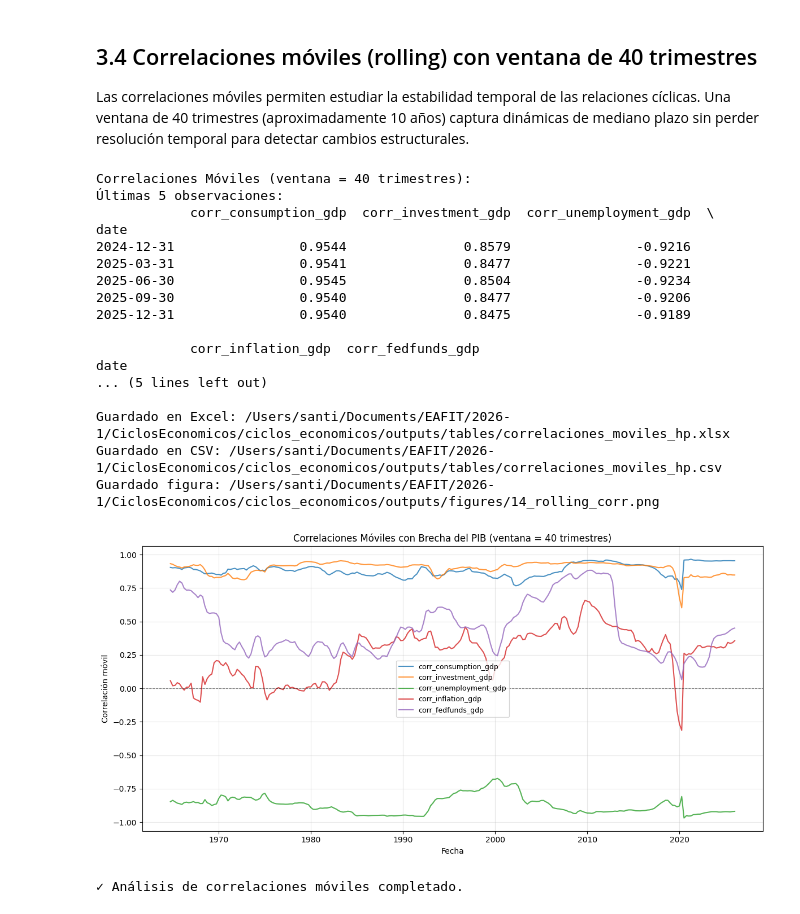
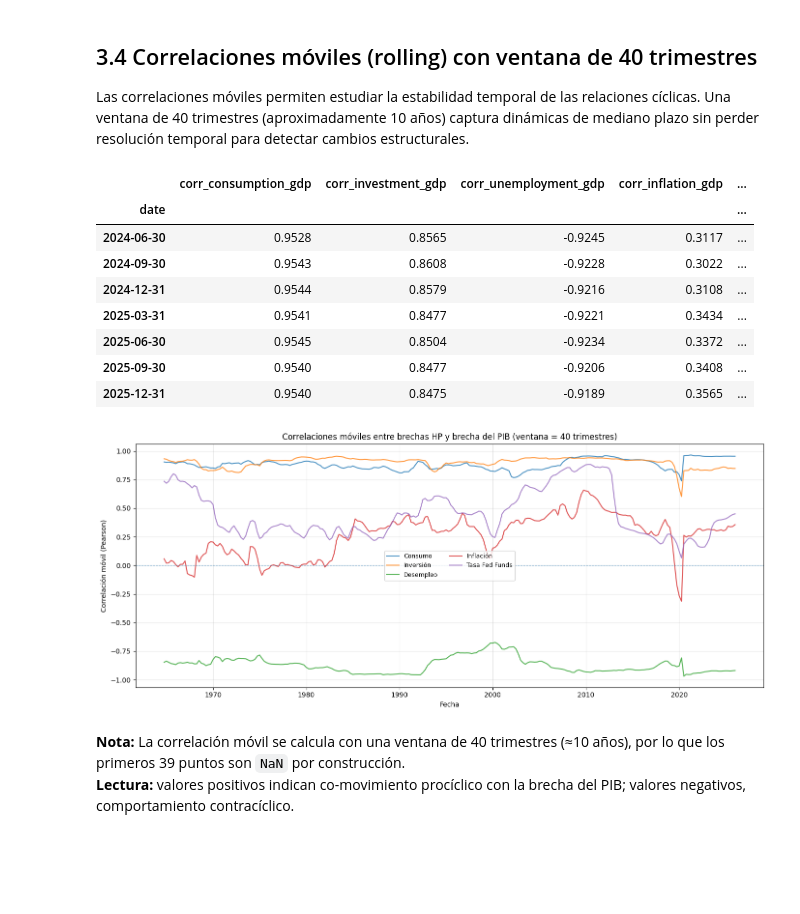
Before and after one commit to Tupxz/ciclos_economicos, a Jupyter notebook: notebooks/Taller_1.ipynb, the cells around one changed output. Saved outputs shown, nothing was run; the diff lists cells and outputs as text; code cells hidden in the pictures; blank space fills up the shorter version.

```diff
--- a/notebooks/Taller_1.ipynb
+++ b/notebooks/Taller_1.ipynb
@@ -765,68 +740,70 @@ Las correlaciones móviles permiten estudiar la estabilidad temporal de las rela
 # %%
 from src.cycle_stats import rolling_corr_table
 import matplotlib.pyplot as plt
+import pandas as pd
+from IPython.display import display
 
 # Definir ventana móvil
 window = 40
 
 # Calcular correlaciones móviles
 roll_df = rolling_corr_table(gaps_df, window=window, gdp_col="GDP")
 
-# Mostrar últimas 5 filas
-print(f"Correlaciones Móviles (ventana = {window} trimestres):")
-print("Últimas 5 observaciones:")
-print(roll_df.tail(5).round(4))
+# Mostrar tabla (en notebook) — compacta y legible
+display(roll_df.tail(7).round(4))
 
 # Guardar a Excel
-xlsx_path = OUT_TAB / 'correlaciones_moviles_hp.xlsx'
-roll_df.to_excel(xlsx_path, sheet_name='correlaciones_moviles')
-print(f"\nGuardado en Excel: {xlsx_path}")
+xlsx_path = OUT_TAB / "correlaciones_moviles_hp.xlsx"
+roll_df.to_excel(xlsx_path, sheet_name="correlaciones_moviles")
 
 # Guardar a CSV (opcional)
-csv_path = OUT_TAB / 'correlaciones_moviles_hp.csv'
+csv_path = OUT_TAB / "correlaciones_moviles_hp.csv"
 roll_df.to_csv(csv_path)
-print(f"Guardado en CSV: {csv_path}")
+
+# Mapeo de nombres legibles para la leyenda (en español si tu documento está en español)
+label_mapping = {
+    "corr_consumption_gdp": "Consumo",
+    "corr_investment_gdp": "Inversión",
+    "corr_unemployment_gdp": "Desempleo",
+    "corr_inflation_gdp": "Inflación",
+    "corr_fedfunds_gdp": "Tasa Fed Funds",
+}
 
 # Crear figura con todas las columnas de roll_df
-fig, ax = plt.subplots(figsize=(12, 6))
+fig, ax = plt.subplots(figsize=(14, 6))
+
 for col in roll_df.columns:
-    ax.plot(roll_df.index, roll_df[col], label=col, linewidth=1.5, alpha=0.8)
+    label = label_mapping.get(col, col)
+    ax.plot(roll_df.index, roll_df[col], label=label, linewidth=1.5, alpha=0.8)
 
-ax.set_xlabel('Fecha')
-ax.set_ylabel('Correlación móvil')
-ax.set_title(f'Correlaciones Móviles con Brecha del PIB (ventana = {window} trimestres)')
-ax.legend(loc='best', fontsize=9)
+ax.set_xlabel("Fecha")
+ax.set_ylabel("Correlación móvil (Pearson)")
+ax.set_title(f"Correlaciones móviles entre brechas HP y brecha del PIB (ventana = {window} trimestres)")
 ax.grid(True, alpha=0.3)
-ax.axhline(y=0, color='black', linestyle='--', linewidth=0.8, alpha=0.5)
+ax.axhline(y=0, linestyle="--", linewidth=0.8, alpha=0.6)
+
+ax.legend(ncol=2, fontsize=9, frameon=True)
 fig.tight_layout()
 
 # Guardar figura
-fig_path = OUT_FIG / '14_rolling_corr.png'
+fig_path = OUT_FIG / "14_rolling_corr.png"
 fig.savefig(fig_path, dpi=150)
-print(f"Guardado figura: {fig_path}")
 plt.show()
-
-print("\n✓ Análisis de correlaciones móviles completado.")
+plt.close(fig)
 # %% [output]
-Correlaciones Móviles (ventana = 40 trimestres):
-Últimas 5 observaciones:
-            corr_consumption_gdp  corr_investment_gdp  corr_unemployment_gdp  \
-date
-2024-12-31                0.9544               0.8579                -0.9216
-2025-03-31                0.9541               0.8477                -0.9221
-2025-06-30                0.9545               0.8504                -0.9234
-2025-09-30                0.9540               0.8477                -0.9206
-2025-12-31                0.9540               0.8475                -0.9189
-
-            corr_inflation_gdp  corr_fedfunds_gdp
-date
-... (5 lines left out)
-
-Guardado en Excel: /Users/santi/Documents/EAFIT/2026-1/CiclosEconomicos/ciclos_economicos/outputs/tables/correlaciones_moviles_hp.xlsx
-Guardado en CSV: /Users/santi/Documents/EAFIT/2026-1/CiclosEconomicos/ciclos_economicos/outputs/tables/correlaciones_moviles_hp.csv
-Guardado figura: /Users/santi/Documents/EAFIT/2026-1/CiclosEconomicos/ciclos_economicos/outputs/figures/14_rolling_corr.png
+|  | corr_consumption_gdp | corr_investment_gdp | corr_unemployment_gdp | corr_inflation_gdp | ... |
+| date |  |  |  |  | ... |
+| 2024-06-30 | 0.9528 | 0.8565 | -0.9245 | 0.3117 | ... |
+| 2024-09-30 | 0.9543 | 0.8608 | -0.9228 | 0.3022 | ... |
+| 2024-12-31 | 0.9544 | 0.8579 | -0.9216 | 0.3108 | ... |
+| 2025-03-31 | 0.9541 | 0.8477 | -0.9221 | 0.3434 | ... |
+| 2025-06-30 | 0.9545 | 0.8504 | -0.9234 | 0.3372 | ... |
+| 2025-09-30 | 0.9540 | 0.8477 | -0.9206 | 0.3408 | ... |
+| 2025-12-31 | 0.9540 | 0.8475 | -0.9189 | 0.3565 | ... |
-[figure, old version]
+[figure, new version]
-✓ Análisis de correlaciones móviles completado.
+# %% [markdown]
+**Nota:** La correlación móvil se calcula con una ventana de 40 trimestres (≈10 años), por lo que los primeros 39 puntos son `NaN` por construcción.
+**Lectura:** valores positivos indican co-movimiento procíclico con la brecha del PIB; valores negativos, comportamiento contracíclico.
 # %% [markdown]
 ## 3.5 Interpretación (hechos estilizados)
 
```
Also changed, not shown: parts of 6 cells of this notebook, 11 other files.
